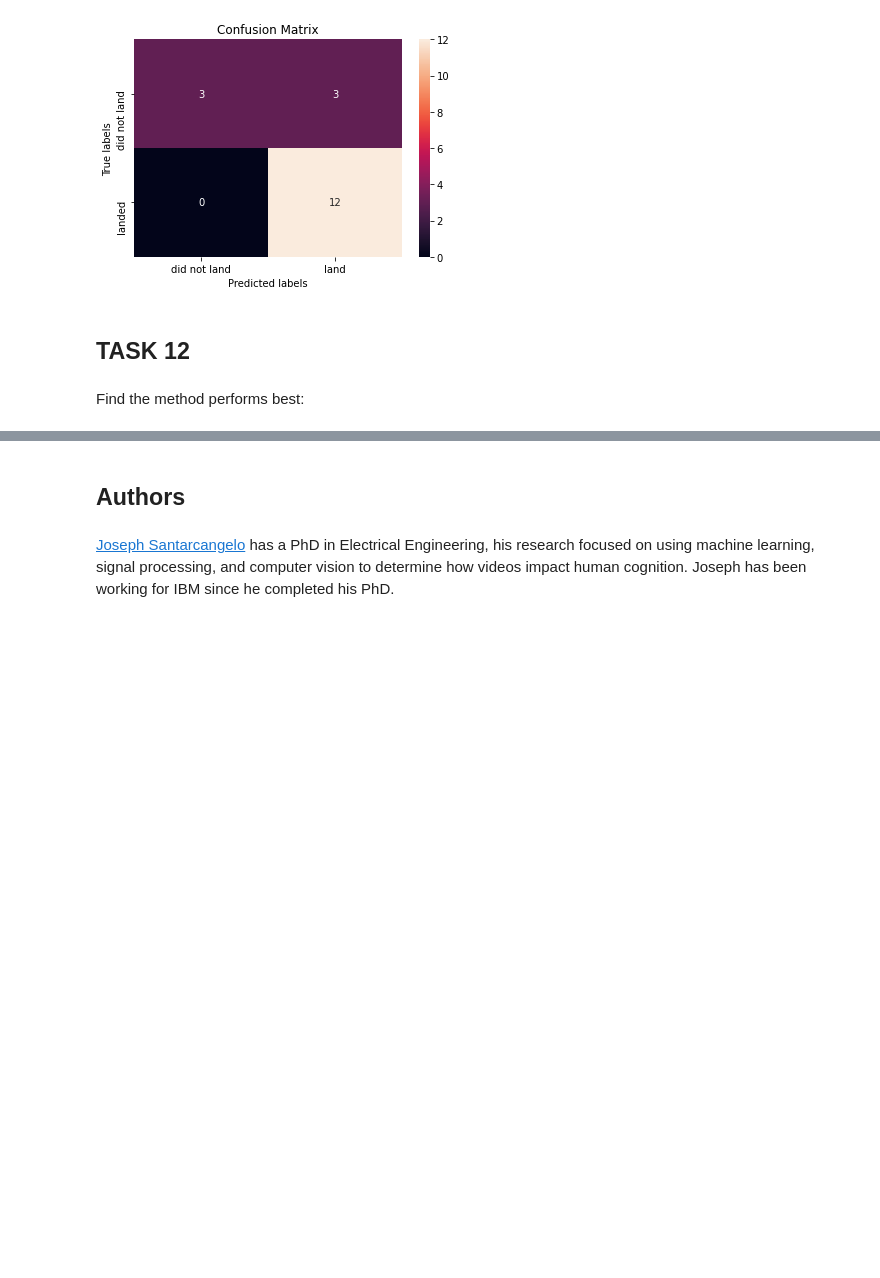
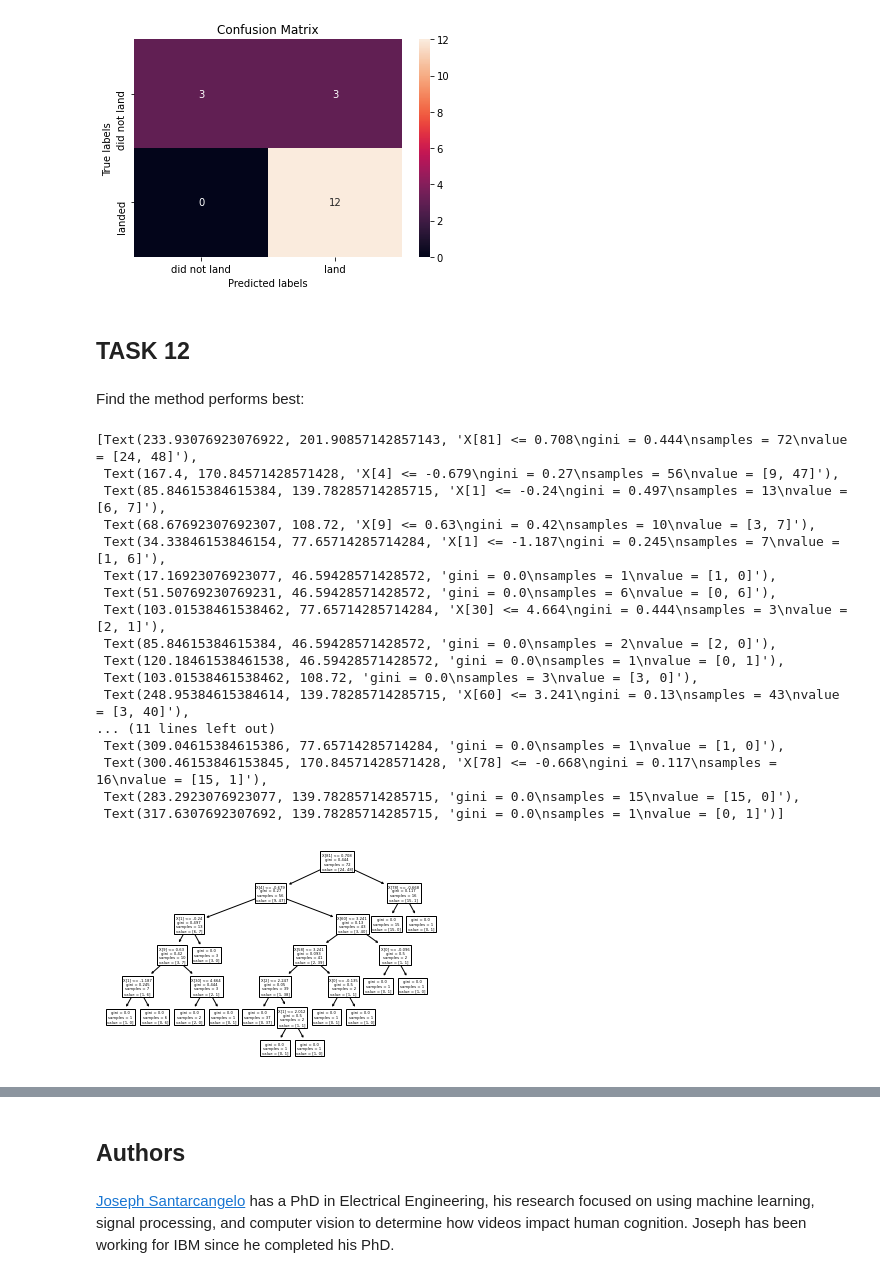
Before and after one commit to benitoolivos/Capstone, a Jupyter notebook: SpaceX_Machine Learning Prediction.ipynb, the cells around one changed output, grey strips where cells are left out. Cells and saved outputs as stored; diff of their text form; code cells hidden in the pictures; blank space fills up the shorter version.

```diff
--- a/SpaceX_Machine Learning Prediction.ipynb
+++ b/SpaceX_Machine Learning Prediction.ipynb
@@ -360,3 +360,28 @@ plot_confusion_matrix(Y_test,yhat)
 Find the method performs best:
 # %%
 #Decission Tree with highest accuracy 0.9035714285714287
+# %%
+clf = DecisionTreeClassifier()
+clf = clf.fit(X_train, Y_train)
+
+from sklearn import tree
+tree.plot_tree(clf)
+# %% [output]
+[Text(233.93076923076922, 201.90857142857143, 'X[81] <= 0.708\ngini = 0.444\nsamples = 72\nvalue = [24, 48]'),
+ Text(167.4, 170.84571428571428, 'X[4] <= -0.679\ngini = 0.27\nsamples = 56\nvalue = [9, 47]'),
+ Text(85.84615384615384, 139.78285714285715, 'X[1] <= -0.24\ngini = 0.497\nsamples = 13\nvalue = [6, 7]'),
+ Text(68.67692307692307, 108.72, 'X[9] <= 0.63\ngini = 0.42\nsamples = 10\nvalue = [3, 7]'),
+ Text(34.33846153846154, 77.65714285714284, 'X[1] <= -1.187\ngini = 0.245\nsamples = 7\nvalue = [1, 6]'),
+ Text(17.16923076923077, 46.59428571428572, 'gini = 0.0\nsamples = 1\nvalue = [1, 0]'),
+ Text(51.50769230769231, 46.59428571428572, 'gini = 0.0\nsamples = 6\nvalue = [0, 6]'),
+ Text(103.01538461538462, 77.65714285714284, 'X[30] <= 4.664\ngini = 0.444\nsamples = 3\nvalue = [2, 1]'),
+ Text(85.84615384615384, 46.59428571428572, 'gini = 0.0\nsamples = 2\nvalue = [2, 0]'),
+ Text(120.18461538461538, 46.59428571428572, 'gini = 0.0\nsamples = 1\nvalue = [0, 1]'),
+ Text(103.01538461538462, 108.72, 'gini = 0.0\nsamples = 3\nvalue = [3, 0]'),
+ Text(248.95384615384614, 139.78285714285715, 'X[60] <= 3.241\ngini = 0.13\nsamples = 43\nvalue = [3, 40]'),
+... (11 lines left out)
+ Text(309.04615384615386, 77.65714285714284, 'gini = 0.0\nsamples = 1\nvalue = [1, 0]'),
+ Text(300.46153846153845, 170.84571428571428, 'X[78] <= -0.668\ngini = 0.117\nsamples = 16\nvalue = [15, 1]'),
+ Text(283.2923076923077, 139.78285714285715, 'gini = 0.0\nsamples = 15\nvalue = [15, 0]'),
+ Text(317.6307692307692, 139.78285714285715, 'gini = 0.0\nsamples = 1\nvalue = [0, 1]')]
+[figure, added]
```
Also changed, not shown: parts of 4 cells of this notebook.
